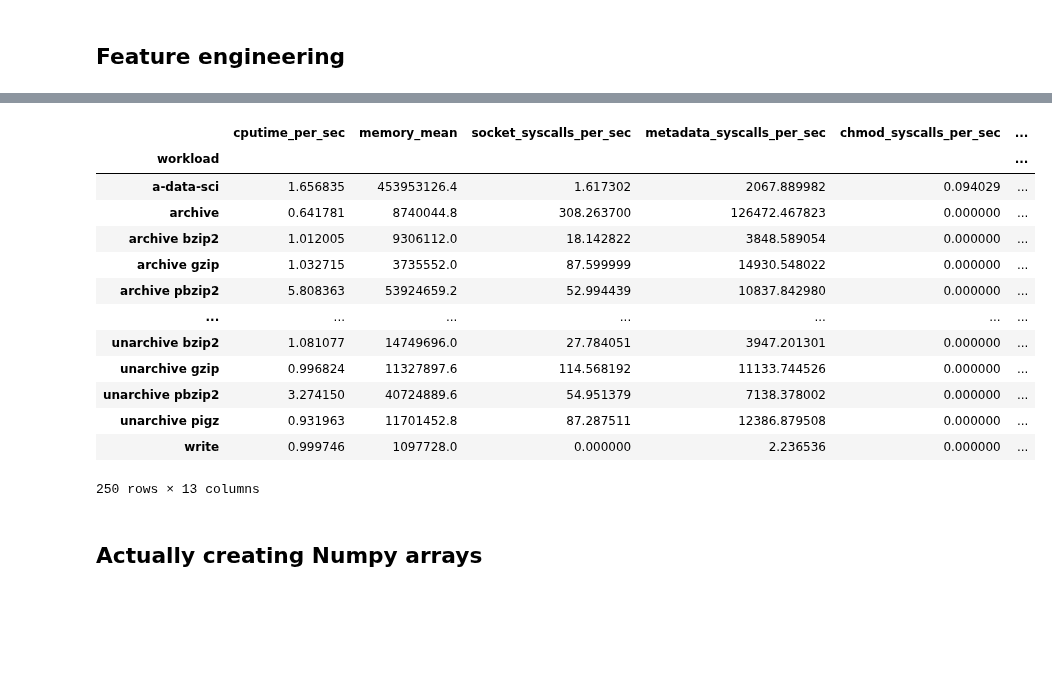
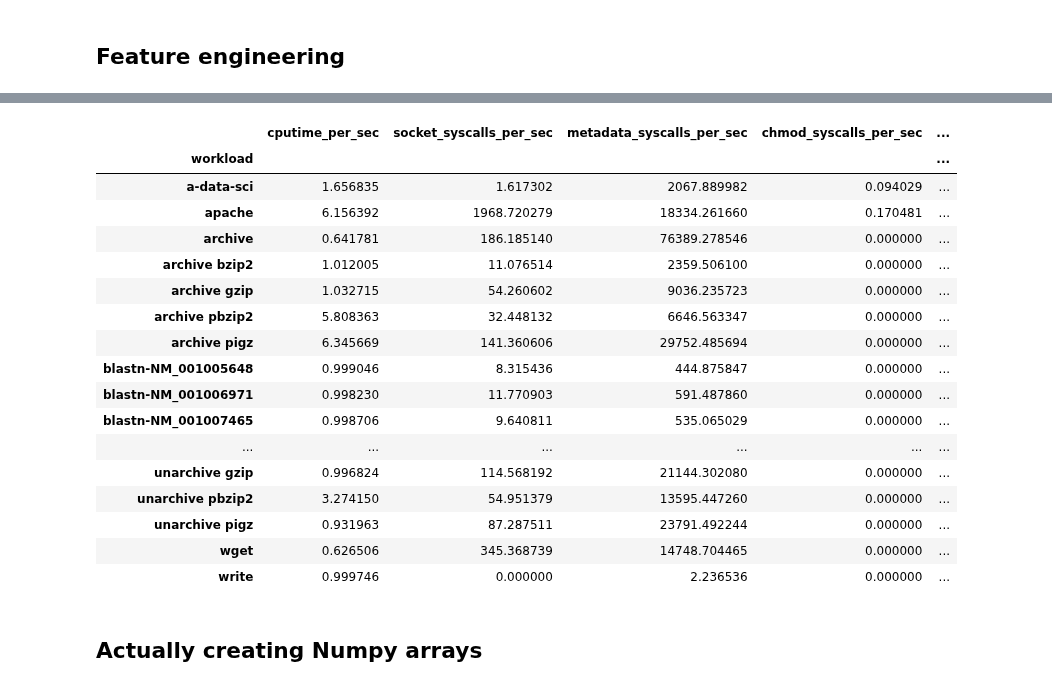
Before and after one commit to charmoniumQ/PROBE, a Jupyter notebook: benchmark/notebook/cross-val.ipynb, the cells around one changed output, grey strips where cells are left out. Saved outputs shown, nothing was run; the diff lists cells and outputs as text; code cells hidden in the pictures; blank space fills up the shorter version.

```diff
--- a/benchmark/notebook/cross-val.ipynb
+++ b/benchmark/notebook/cross-val.ipynb
@@ -39,7 +39,7 @@ from util import flatten1
 
 collectors = list(flatten1([
     PROV_COLLECTOR_GROUPS[collector_name]
-    for collector_name in ["fast"]
+    for collector_name in ["working"]
 ]))
 workloads = list(flatten1([
     WORKLOAD_GROUPS[workload_name]
@@ -81,8 +81,15 @@ agged = (
             f"{qoi}_sorted": pandas.NamedAgg(qoi, lambda data: list(sorted(data)))
             for qoi in abs_qois + rel_qois
         },
-        "op_type_counts_sum": pandas.NamedAgg("op_type_counts", lambda op_type_freqs: functools.reduce(operator.add, op_type_freqs, collections.Counter())),
+        "op_type_counts_sum": pandas.NamedAgg(
+            "op_type_counts",
+            lambda op_type_freqs: functools.reduce(operator.add, op_type_freqs, collections.Counter()),
+        ),
         "count": pandas.NamedAgg("walltime", lambda walltimes: len(walltimes)),
+        "workload_kind": pandas.NamedAgg(
+            "workload_kind",
+            "last",
+        ),
     })
     .assign(**{
         **{
@@ -124,15 +130,0 @@ Counter({'newfstatat': 21281977,
-# %%
-syscall_groups = {
-    "socket": {"accept4", "connect", "bind", "accept"},
-    "file": {"newfstatat", "readlink", "access", "chmod", "fchmod", "mkdir", "rmdir", "mkdirat", "rename", "unlink", "link", "symlink"},
-    "fd": {"creat", "open", "openat"},
-    "clone": {"clone", "clone3"},
-    "fork": {"vfork"},
-    "exec": {"clone", "clone3"},
-}
-syscall_groups["other"] = {
-    syscall
-    for syscall in all_syscalls
-    if not any(syscall in group for group in syscall_groups.values())
-}
-syscall_groups
@@ -157,14 +131,18 @@ syscall_groups
 # %%
 syscall_groups = {
-    "socket": {"accept4", "connect", "bind", "accept"},
-    "metadata": {"newfstatat", "access"},
+    "socket": {"accept4", "connect", "bind", "accept", "shutdown"},
+    "metadata": {"newfstatat", "access", "fstat", "utimensat"},
     "chmod": {"chmod", "fchmod"},
-    "dir": {"mkdir", "rmdir", "mkdirat", "rename", "unlink", "link", "readlink", "symlink"},
+    "dir": {"mkdir", "rmdir", "mkdirat", "rename", "unlink", "link", "readlink", "symlink", "symlinkat"},
     "file": {"creat", "open", "openat"},
+    "ftruncate": {"ftruncate"},
     "exec": {"execve", "vfork"},
     "clone": {"clone", "clone3"},
     "exits": {"exit", "exit_group"},
-    "dups": {"dup", "dup2"},
+    "dups": {"dup", "dup2", "dup3"},
+    "close": {"close"},
+    "pipe": {"pipe2", "mkfifo"},
+    "chdir": {"chdir"},
 }
 syscall_groups["other"] = {
     syscall
@@ -193,34 +171,38 @@ syscall_groups
 # %%
 noprov = agged.loc["noprov"]
 strace = agged.loc["strace"]
 features_df = pandas.DataFrame({
     "cputime_per_sec": noprov["cputime_mean"] / noprov["walltime_mean"],
-    "memory_mean": noprov["memory_mean"],
+    #"memory_mean_per_sec": noprov["memory_mean"] / noprov["walltime_mean"],
     **{
         group_name + "_syscalls_per_sec": strace["op_type_counts_sum"].map(lambda op_type_counts: sum(
             op_type_counts[syscall_name]
             for syscall_name in syscall_names
         )) / (noprov["walltime_mean"] * noprov["count"])
         for group_name, syscall_names in syscall_groups.items()
     },
     "n_ops_per_sec": strace["n_ops_mean"] / noprov["walltime_mean"],
 })
 features_df
 # %% [output]
-|  | cputime_per_sec | memory_mean | socket_syscalls_per_sec | metadata_syscalls_per_sec | chmod_syscalls_per_sec | ... |
-| workload |  |  |  |  |  | ... |
-| a-data-sci | 1.656835 | 453953126.4 | 1.617302 | 2067.889982 | 0.094029 | ... |
-| archive | 0.641781 | 8740044.8 | 308.263700 | 126472.467823 | 0.000000 | ... |
-| archive bzip2 | 1.012005 | 9306112.0 | 18.142822 | 3848.589054 | 0.000000 | ... |
-| archive gzip | 1.032715 | 3735552.0 | 87.599999 | 14930.548022 | 0.000000 | ... |
-| archive pbzip2 | 5.808363 | 53924659.2 | 52.994439 | 10837.842980 | 0.000000 | ... |
-| ... | ... | ... | ... | ... | ... | ... |
-| unarchive bzip2 | 1.081077 | 14749696.0 | 27.784051 | 3947.201301 | 0.000000 | ... |
-| unarchive gzip | 0.996824 | 11327897.6 | 114.568192 | 11133.744526 | 0.000000 | ... |
-| unarchive pbzip2 | 3.274150 | 40724889.6 | 54.951379 | 7138.378002 | 0.000000 | ... |
-| unarchive pigz | 0.931963 | 11701452.8 | 87.287511 | 12386.879508 | 0.000000 | ... |
-| write | 0.999746 | 1097728.0 | 0.000000 | 2.236536 | 0.000000 | ... |
+|  | cputime_per_sec | socket_syscalls_per_sec | metadata_syscalls_per_sec | chmod_syscalls_per_sec | ... |
+| workload |  |  |  |  | ... |
+| a-data-sci | 1.656835 | 1.617302 | 2067.889982 | 0.094029 | ... |
+| apache | 6.156392 | 1968.720279 | 18334.261660 | 0.170481 | ... |
+| archive | 0.641781 | 186.185140 | 76389.278546 | 0.000000 | ... |
+| archive bzip2 | 1.012005 | 11.076514 | 2359.506100 | 0.000000 | ... |
+| archive gzip | 1.032715 | 54.260602 | 9036.235723 | 0.000000 | ... |
+| archive pbzip2 | 5.808363 | 32.448132 | 6646.563347 | 0.000000 | ... |
+| archive pigz | 6.345669 | 141.360606 | 29752.485694 | 0.000000 | ... |
+| blastn-NM_001005648 | 0.999046 | 8.315436 | 444.875847 | 0.000000 | ... |
+| blastn-NM_001006971 | 0.998230 | 11.770903 | 591.487860 | 0.000000 | ... |
+| blastn-NM_001007465 | 0.998706 | 9.640811 | 535.065029 | 0.000000 | ... |
+| ... | ... | ... | ... | ... | ... |
+| unarchive gzip | 0.996824 | 114.568192 | 21144.302080 | 0.000000 | ... |
+| unarchive pbzip2 | 3.274150 | 54.951379 | 13595.447260 | 0.000000 | ... |
+| unarchive pigz | 0.931963 | 87.287511 | 23791.492244 | 0.000000 | ... |
+| wget | 0.626506 | 345.368739 | 14748.704465 | 0.000000 | ... |
+| write | 0.999746 | 0.000000 | 2.236536 | 0.000000 | ... |
-250 rows × 13 columns
 # %% [markdown]
 ## Actually creating Numpy arrays
 # %%
```
Also changed, not shown: parts of 20 cells of this notebook, 12 other files.
